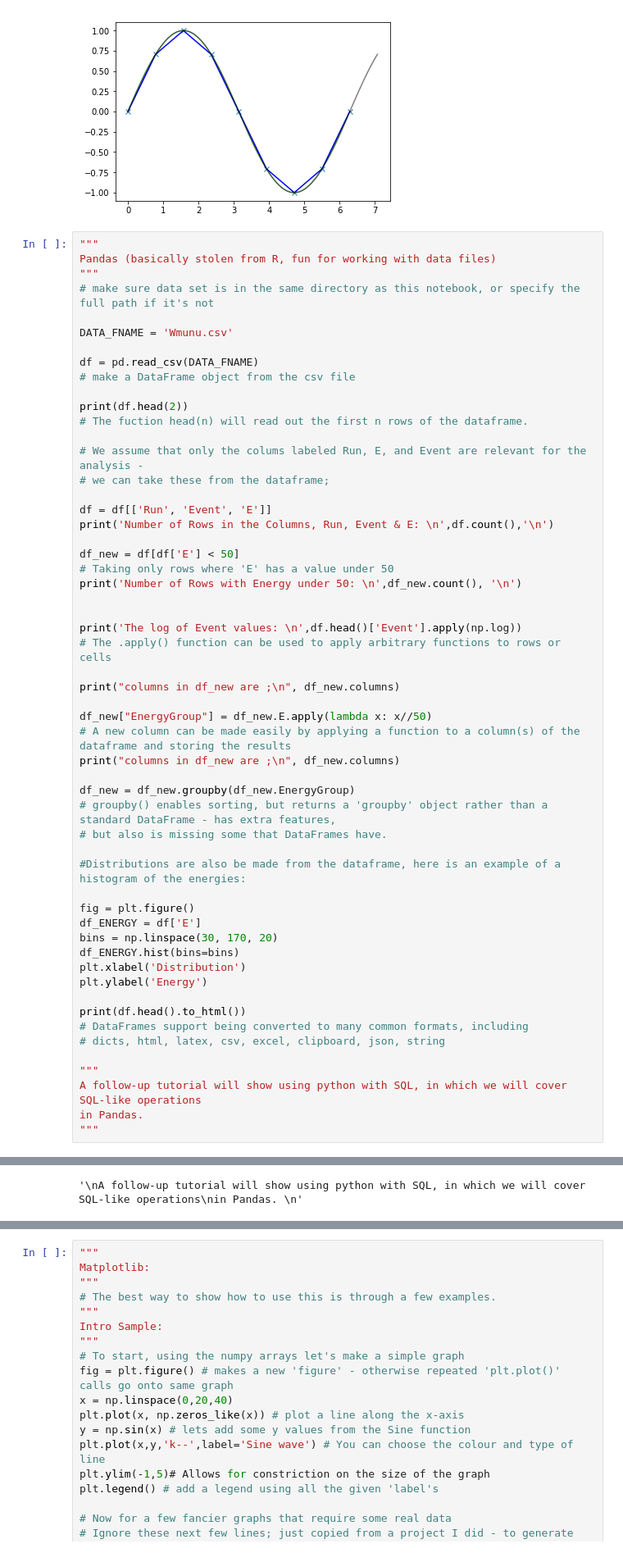
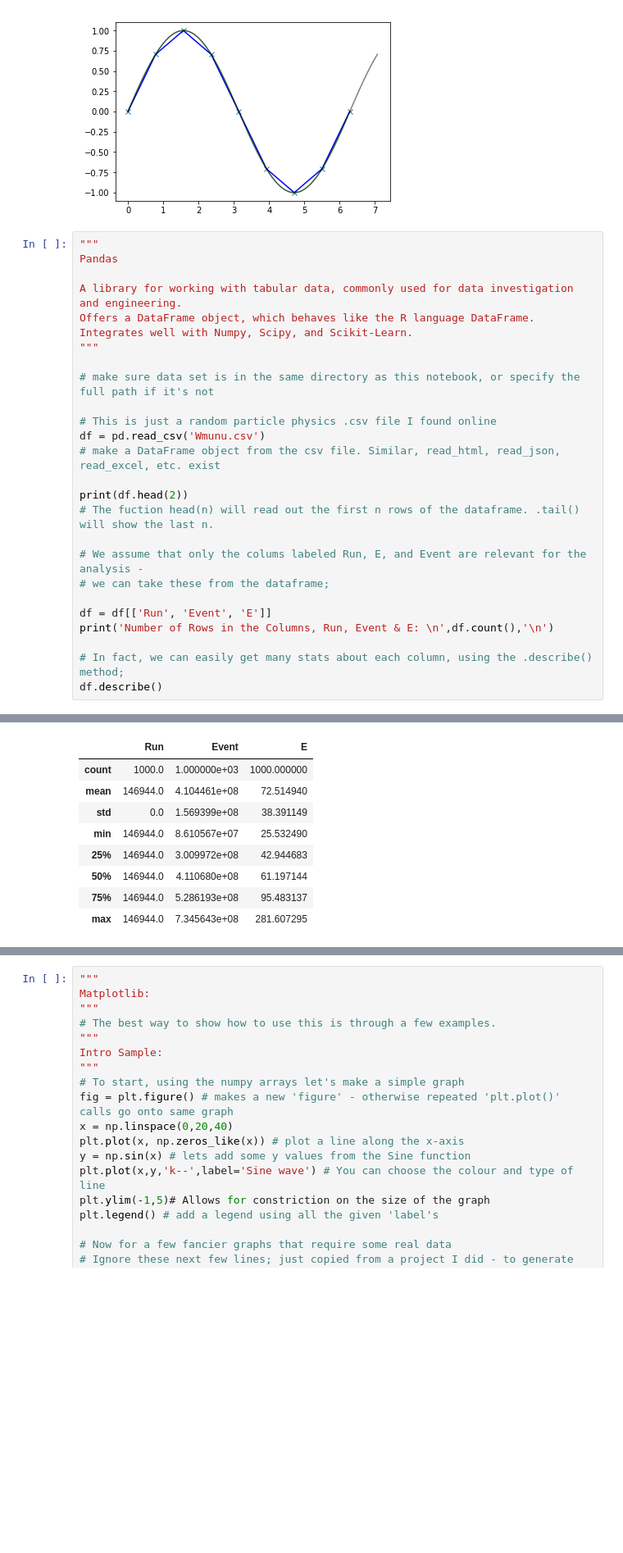
Before and after one commit to LukeRoantree4815162342/QUB_DW_HighPerformancePython, a Jupyter notebook: PythonRefresher.ipynb, the cells around one changed output, grey strips where cells are left out. Shown at 82% size. Cells and saved outputs as stored; diff of their text form; blank space fills up the shorter version.

```diff
--- a/PythonRefresher.ipynb
+++ b/PythonRefresher.ipynb
@@ -569,17 +569,21 @@ print(Area_Linear,Area_Cubic,Area_True)
 [figure]
 # %%
 """
-Pandas (basically stolen from R, fun for working with data files)
+Pandas
+
+A library for working with tabular data, commonly used for data investigation and engineering.
+Offers a DataFrame object, which behaves like the R language DataFrame.
+Integrates well with Numpy, Scipy, and Scikit-Learn.
 """
+
 # make sure data set is in the same directory as this notebook, or specify the full path if it's not
 
-DATA_FNAME = 'Wmunu.csv'
-
-df = pd.read_csv(DATA_FNAME)
-# make a DataFrame object from the csv file
+# This is just a random particle physics .csv file I found online
+df = pd.read_csv('Wmunu.csv')
+# make a DataFrame object from the csv file. Similar, read_html, read_json, read_excel, etc. exist
 
 print(df.head(2))
-# The fuction head(n) will read out the first n rows of the dataframe.
+# The fuction head(n) will read out the first n rows of the dataframe. .tail() will show the last n.
 
 # We assume that only the colums labeled Run, E, and Event are relevant for the analysis -
 # we can take these from the dataframe;
@@ -587,41 +591,8 @@ print(df.head(2))
 df = df[['Run', 'Event', 'E']]
 print('Number of Rows in the Columns, Run, Event & E: \n',df.count(),'\n')
 
-df_new = df[df['E'] < 50]
-# Taking only rows where 'E' has a value under 50
-print('Number of Rows with Energy under 50: \n',df_new.count(), '\n')
-
-
-print('The log of Event values: \n',df.head()['Event'].apply(np.log))
-# The .apply() function can be used to apply arbitrary functions to rows or cells
-
-print("columns in df_new are ;\n", df_new.columns)
-
-df_new["EnergyGroup"] = df_new.E.apply(lambda x: x//50)
-# A new column can be made easily by applying a function to a column(s) of the dataframe and storing the results
-print("columns in df_new are ;\n", df_new.columns)
-
-df_new = df_new.groupby(df_new.EnergyGroup)
-# groupby() enables sorting, but returns a 'groupby' object rather than a standard DataFrame - has extra features,
-# but also is missing some that DataFrames have.
-
-#Distributions are also be made from the dataframe, here is an example of a histogram of the energies:
-
-fig = plt.figure()
-df_ENERGY = df['E']
-bins = np.linspace(30, 170, 20)
-df_ENERGY.hist(bins=bins)
-plt.xlabel('Distribution')
-plt.ylabel('Energy')
-
-print(df.head().to_html())
-# DataFrames support being converted to many common formats, including
-# dicts, html, latex, csv, excel, clipboard, json, string
-
-"""
-A follow-up tutorial will show using python with SQL, in which we will cover SQL-like operations
-in Pandas.
-"""
+# In fact, we can easily get many stats about each column, using the .describe() method;
+df.describe()
 # %% [output]
       Run      Event           E         px         py          pz       pt  \
 0  146944  519031268   40.523328  27.303190  29.269652   -6.320776  40.0272
@@ -647 +608,0 @@ See the caveats in the documentation: http://pandas.pydata.org/pandas-docs/stabl
-'\nA follow-up tutorial will show using python with SQL, in which we will cover SQL-like operations\nin Pandas. \n'
@@ -648,0 +609,9 @@ See the caveats in the documentation: http://pandas.pydata.org/pandas-docs/stabl
+|  | Run | Event | E |
+| count | 1000.0 | 1.000000e+03 | 1000.000000 |
+| mean | 146944.0 | 4.104461e+08 | 72.514940 |
+| std | 0.0 | 1.569399e+08 | 38.391149 |
+| min | 146944.0 | 8.610567e+07 | 25.532490 |
+| 25% | 146944.0 | 3.009972e+08 | 42.944683 |
+| 50% | 146944.0 | 4.110680e+08 | 61.197144 |
+| 75% | 146944.0 | 5.286193e+08 | 95.483137 |
+| max | 146944.0 | 7.345643e+08 | 281.607295 |
```
Also changed, not shown: parts of 2 cells of this notebook.
